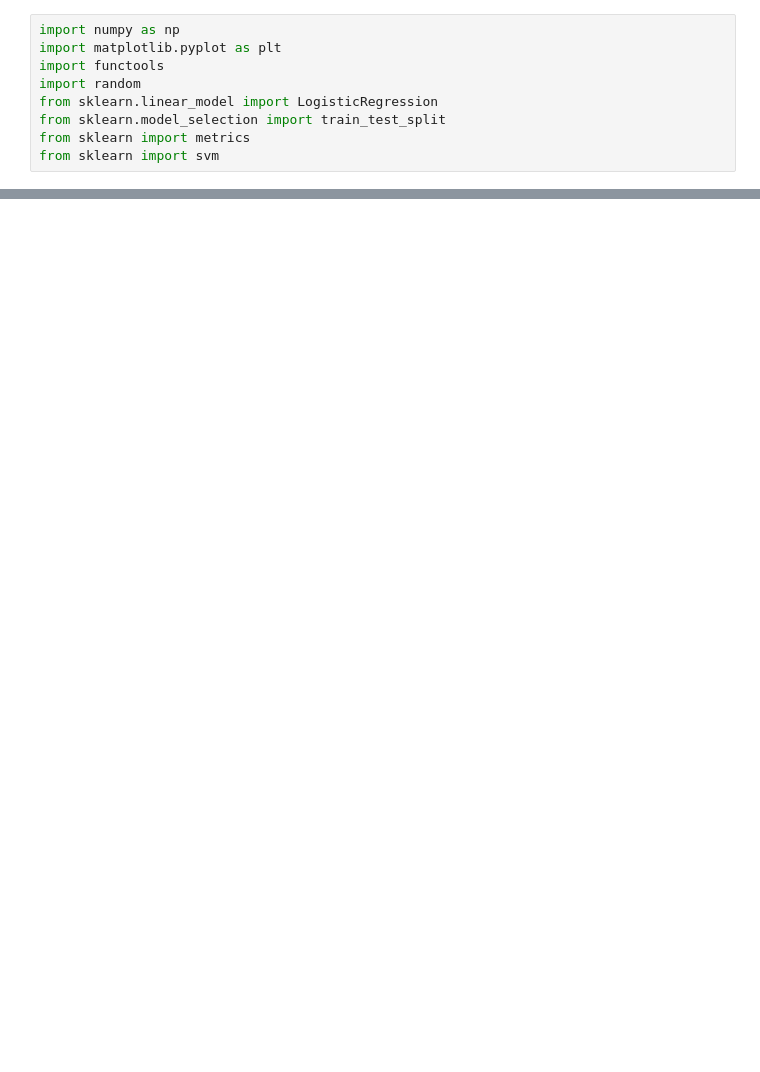
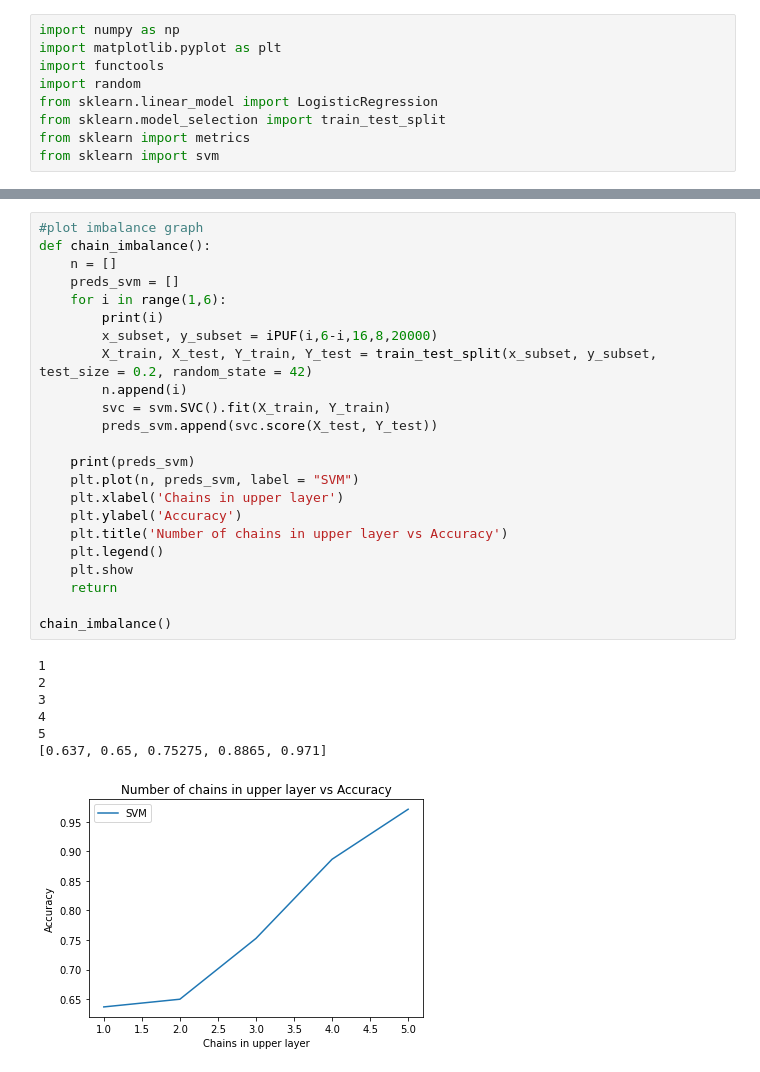
Before and after one commit to aalkaswan/Systems_Security, a Jupyter notebook: Assignment_1_3.ipynb, the cells around one changed output, grey strips where cells are left out. Cells and saved outputs as stored; diff of their text form; blank space fills up the shorter version.

```diff
--- a/Assignment_1_3.ipynb
+++ b/Assignment_1_3.ipynb
@@ -54,0 +176,31 @@ print(svc.score(X_test, Y_test))
+# %%
+#plot imbalance graph
+def chain_imbalance():
+    n = []
+    preds_svm = []
+    for i in range(1,6):
+        print(i)
+        x_subset, y_subset = iPUF(i,6-i,16,8,20000)
+        X_train, X_test, Y_train, Y_test = train_test_split(x_subset, y_subset, test_size = 0.2, random_state = 42)
+        n.append(i)
+        svc = svm.SVC().fit(X_train, Y_train)
+        preds_svm.append(svc.score(X_test, Y_test))
+
+    print(preds_svm)
+    plt.plot(n, preds_svm, label = "SVM")
+    plt.xlabel('Chains in upper layer')
+    plt.ylabel('Accuracy')
+    plt.title('Number of chains in upper layer vs Accuracy')
+    plt.legend()
+    plt.show
+    return
+
+chain_imbalance()
+# %% [output]
+1
+2
+3
+4
+5
+[0.637, 0.65, 0.75275, 0.8865, 0.971]
+[figure, added]
```
Also changed, not shown: parts of 6 cells of this notebook, 1 other file.
